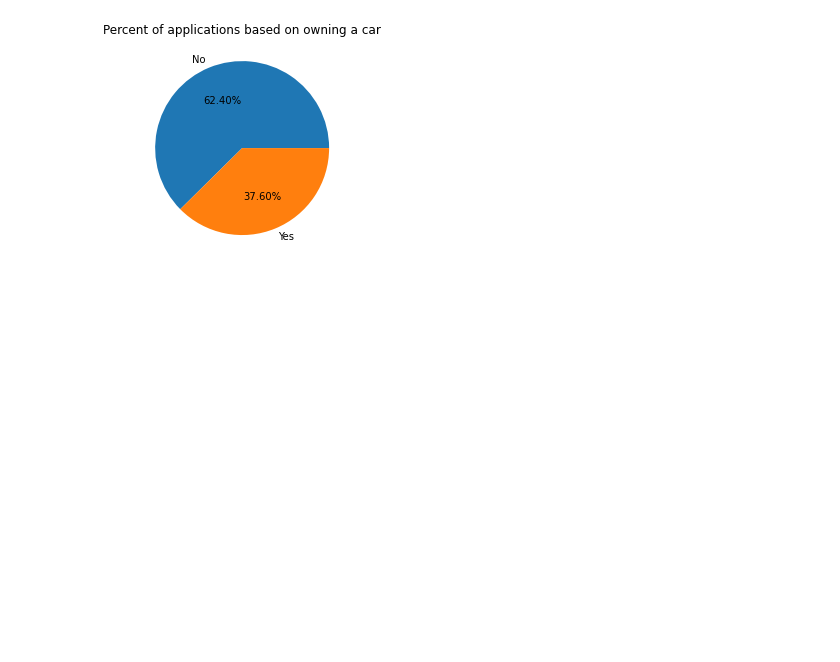
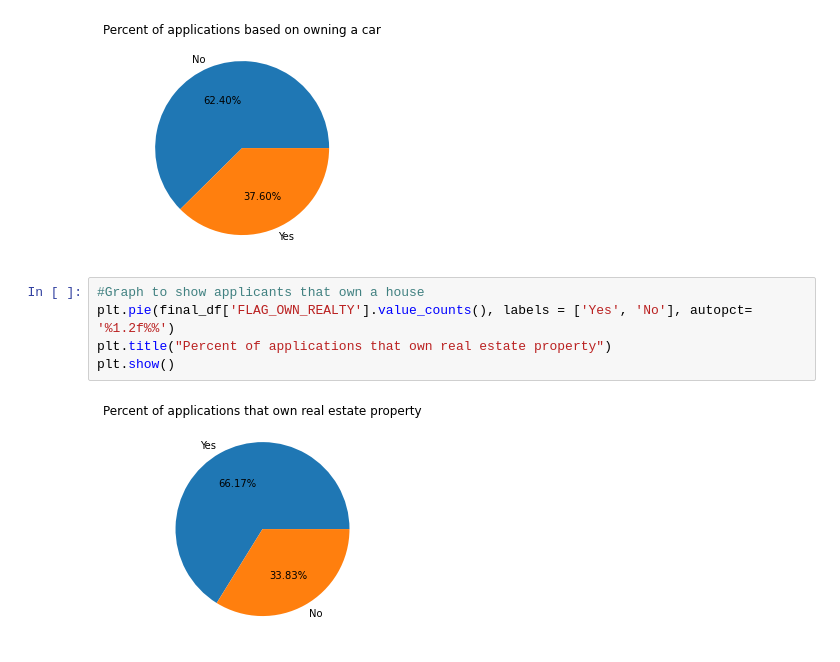
Before and after one commit to jeffreyhsu01/credit-approval-prediction, a Jupyter notebook: model.ipynb, the cells around one changed output. Drawn from its saved outputs; the diff is of its cells as text; blank space fills up the shorter version.

```diff
--- a/model.ipynb
+++ b/model.ipynb
@@ -683,3 +683,10 @@ plt.show()
 #Shows that the majority of applicants actually do not own cars.
 # %% [output]
 [figure]
+# %%
+#Graph to show applicants that own a house
+plt.pie(final_df['FLAG_OWN_REALTY'].value_counts(), labels = ['Yes', 'No'], autopct= '%1.2f%%')
+plt.title("Percent of applications that own real estate property")
+plt.show()
+# %% [output]
+[figure, added]
```
Also changed, not shown: parts of 22 cells of this notebook.
